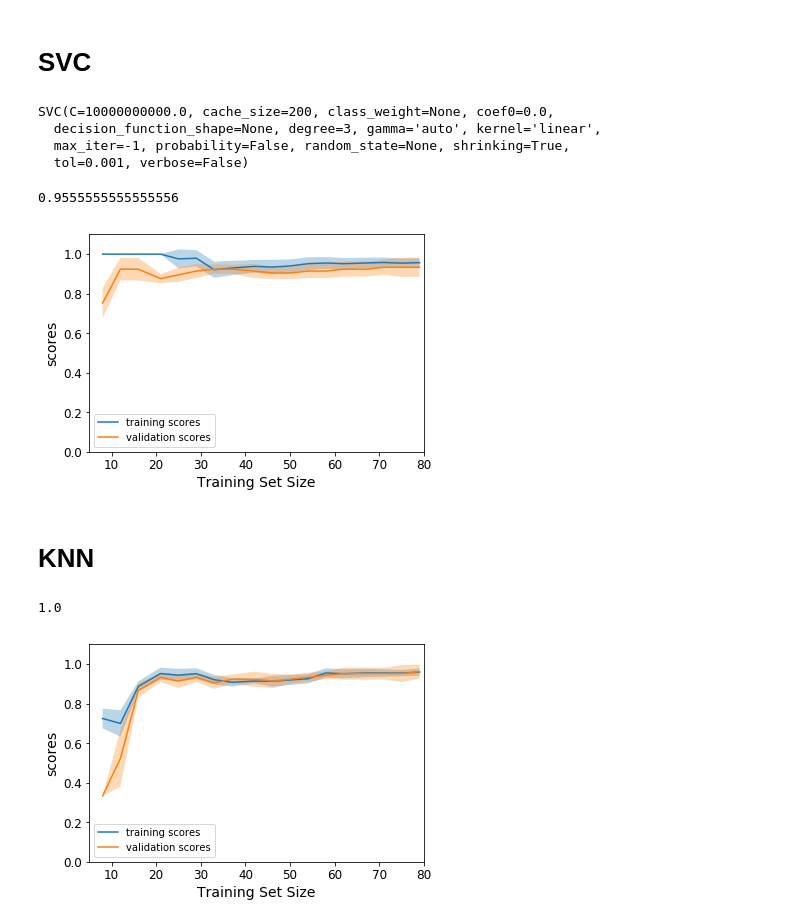
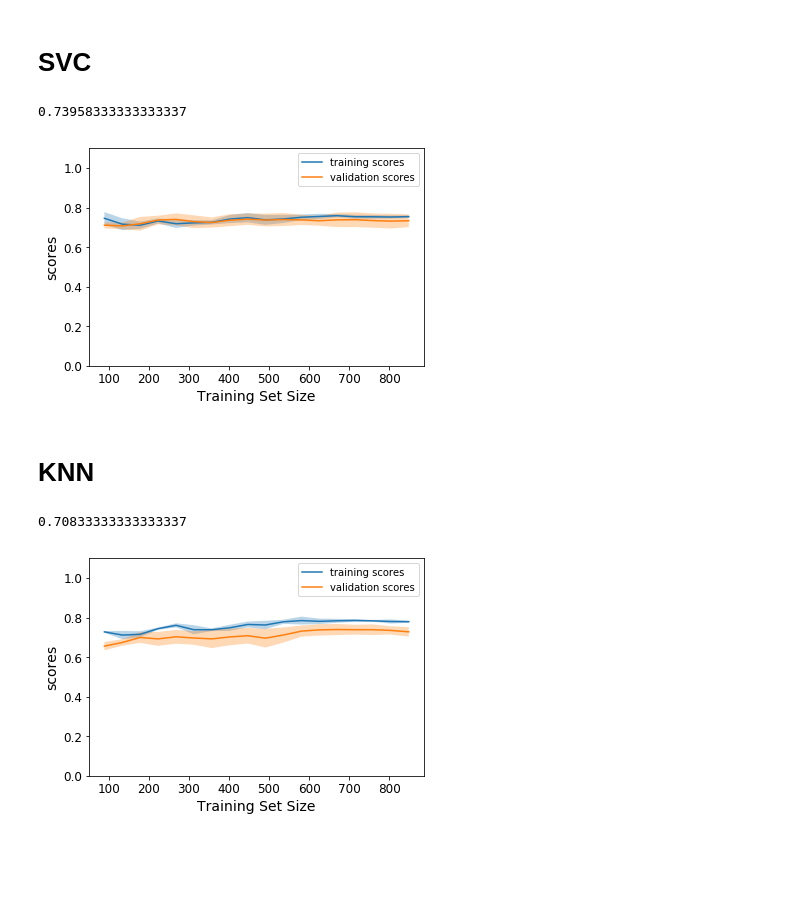
Before and after one commit to wanlipu/dsmain, a Jupyter notebook: machine_learning/classification-final.ipynb, the cells around one changed output. Drawn from its saved outputs; the diff is of its cells as text; code cells hidden in the pictures; blank space fills up the shorter version.

```diff
--- a/machine_learning/classification-final.ipynb
+++ b/machine_learning/classification-final.ipynb
@@ -184,14 +244,14 @@ bdt_clf.score(X_test, y_test)
 # %%
 def plot_learning_curve():
-    train_sizes = np.linspace(0.1, 0.95, 18) # if the train size is too small, training sample may only contain one class
+    train_sizes = np.linspace(0.05, 1, 20) # if the train size is too small, training sample may only contain one class
     N_train, val_train, val_test = learning_curve(AdaBoostClassifier(DecisionTreeClassifier(max_depth=2),
-                                                                     n_estimators=600,learning_rate=1.5,algorithm="SAMME"),
+                                                                     n_estimators=1000,learning_rate=1,algorithm="SAMME"),
                                                   X_train, y_train, train_sizes=train_sizes, cv=5)
     plot_with_size(N_train, val_train, label='training scores')
     plot_with_size(N_train, val_test, label='validation scores')
     plt.xlabel('Training Set Size'); plt.ylabel('scores')
     plt.ylim(0, 1.1)
-    plt.xlim(5, 80)
+    #plt.xlim(5, 80)
     plt.legend()
 
 plot_learning_curve()
@@ -200,57 +260,52 @@ plot_learning_curve()
 # %% [markdown]
 # SVC
 # %%
-svm_clf = SVC(kernel='linear', C=1E10)
-svm_clf.fit(X, y)
+# svm_clf = SVC(kernel='linear', C=1E10)
+# svm_clf.fit(X, y)
-# %% [output]
-SVC(C=10000000000.0, cache_size=200, class_weight=None, coef0=0.0,
-  decision_function_shape=None, degree=3, gamma='auto', kernel='linear',
-  max_iter=-1, probability=False, random_state=None, shrinking=True,
-  tol=0.001, verbose=False)
 # %%
 # svm_clf = SVC(kernel='linear', C=1E10)
-svm_clf = SVC(kernel='linear', C=1E10)
+svm_clf = SVC(kernel='linear')
 
 svm_clf.fit(X_train, y_train)
 svm_clf.score(X_test, y_test)
 # %% [output]
-0.9555555555555556
+0.73958333333333337
 # %%
 def plot_learning_curve():
     train_sizes = np.linspace(0.1, 0.95, 18) # if the train size is too small, training sample may only contain one class
-    N_train, val_train, val_test = learning_curve(SVC(kernel= 'linear', C=1E10),
+    N_train, val_train, val_test = learning_curve(SVC(kernel= 'linear'),
                                                   X_train, y_train, train_sizes=train_sizes, cv=5)
     plot_with_size(N_train, val_train, label='training scores')
     plot_with_size(N_train, val_test, label='validation scores')
     plt.xlabel('Training Set Size'); plt.ylabel('scores')
     plt.ylim(0, 1.1)
-    plt.xlim(5, 80)
+    #plt.xlim(5, 80)
     plt.legend()
 
 plot_learning_curve()
 # %% [output]
-[figure, old version]
+[figure, new version]
 # %% [markdown]
 # KNN
 # %%
-knn_clf = KNeighborsClassifier()
+knn_clf = KNeighborsClassifier(n_neighbors=10)
 knn_clf.fit(X_train, y_train)
 knn_clf.score(X_test, y_test)
 # %% [output]
-1.0
+0.70833333333333337
 # %%
 
 def plot_learning_curve():
     train_sizes = np.linspace(0.1, 0.95, 18) # if the train size is too small, training sample may only contain one class
-    N_train, val_train, val_test = learning_curve(KNeighborsClassifier(),
+    N_train, val_train, val_test = learning_curve(KNeighborsClassifier(n_neighbors=10),
                                                   X_train, y_train, train_sizes=train_sizes, cv=5)
     plot_with_size(N_train, val_train, label='training scores')
     plot_with_size(N_train, val_test, label='validation scores')
     plt.xlabel('Training Set Size'); plt.ylabel('scores')
     plt.ylim(0, 1.1)
-    plt.xlim(5, 80)
+    #plt.xlim(5, 80)
     plt.legend()
 
 plot_learning_curve()
 # %% [output]
-[figure, old version]
+[figure, new version]
```
Also changed, not shown: parts of 24 cells of this notebook.
